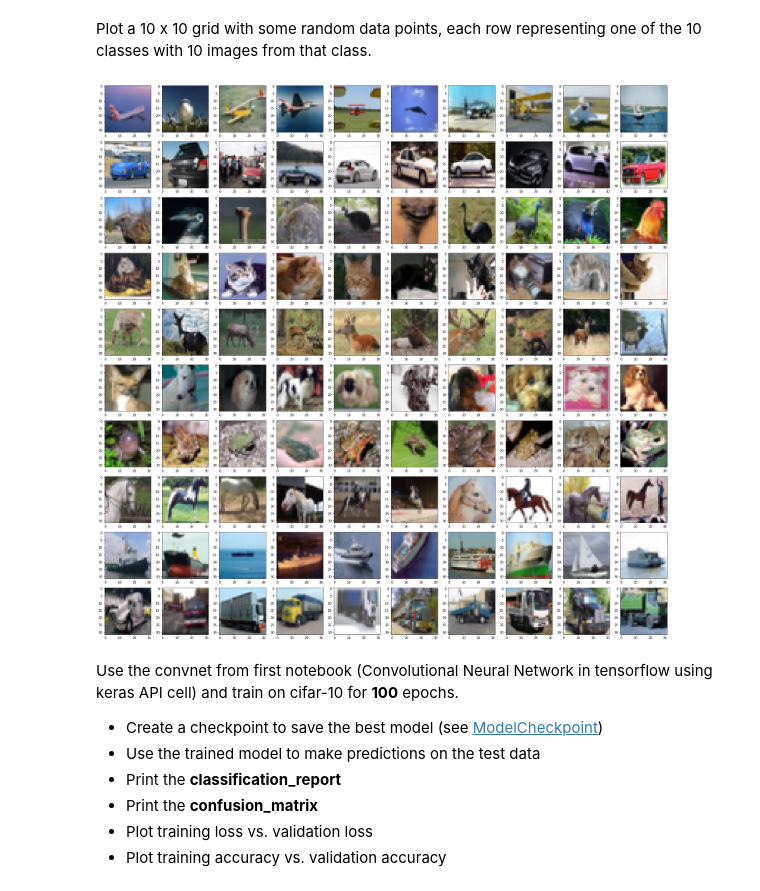
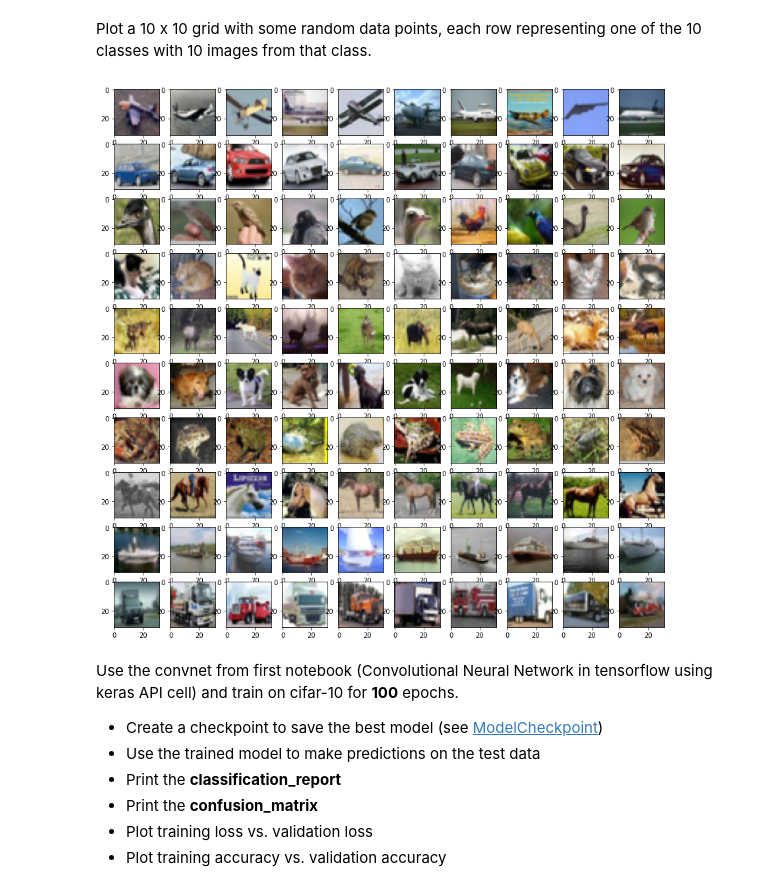
Before and after one commit to DaBauer/CAPrivacy, a Jupyter notebook: 002-cifar-10/excercise_2.ipynb, the cells around one changed output. Saved outputs shown, nothing was run; the diff lists cells and outputs as text; code cells hidden in the pictures.

```diff
--- a/002-cifar-10/excercise_2.ipynb
+++ b/002-cifar-10/excercise_2.ipynb
@@ -81,28 +114,18 @@ test : Counter({7: 118, 5: 113, 2: 109, 1: 103, 6: 98, 8: 96, 4: 96, 9: 95, 3: 8
 # %% [markdown]
 Plot a 10 x 10 grid with some random data points, each row representing one of the 10 classes with 10 images from that class.
-# %%
-# random data [Dirty dirty don't look at it]
-cla = [0] * 10
-idx = [[] * 10 for i in range(10)]
-
-while True :
-  i = np.random.choice(range(len(Ytrain)))
-
-  if (cla[Ytrain[i]] < 10) :
-    idx[Ytrain[i]].append(i)
-    cla[Ytrain[i]] += 1
-  if sum(cla) == 100 :
-    break
-
-idx = np.array(idx)
-
-# Code for plotting
-
-fig, axs = plt.subplots(10,10, figsize=(32,32))
-for id, ax in zip(idx.flatten(), axs.flatten()):
-  ax.imshow(Xtrain_[id])
-# %% [output]
-[figure, removed]
+# %%
+# Code for plotting
+def get_data_points(num_class, size):
+    return np.random.choice(np.where(Ytrain == num_class)[0], size, replace=False)
+
+idxs = np.append(get_data_points(0, 10), [get_data_points(1, 10), get_data_points(2, 10), get_data_points(3, 10), get_data_points(4, 10),
+                 get_data_points(5, 10), get_data_points(6, 10), get_data_points(7, 10), get_data_points(8, 10), get_data_points(9, 10)])
+
+fig, axs = plt.subplots(10,10,figsize=(15,15))
+for idx, ax in zip(idxs, axs.flatten()):
+    ax.imshow(Xtrain_[idx])
+# %% [output]
+[figure, added]
 # %% [markdown]
 Use the convnet from first notebook (Convolutional Neural Network in tensorflow using keras API cell) and train on cifar-10 for **100** epochs.
 * Create a checkpoint to save the best model (see [ModelCheckpoint](https://keras.io/api/callbacks/model_checkpoint/))
```
Also changed, not shown: parts of 35 cells of this notebook, 1 other file.
